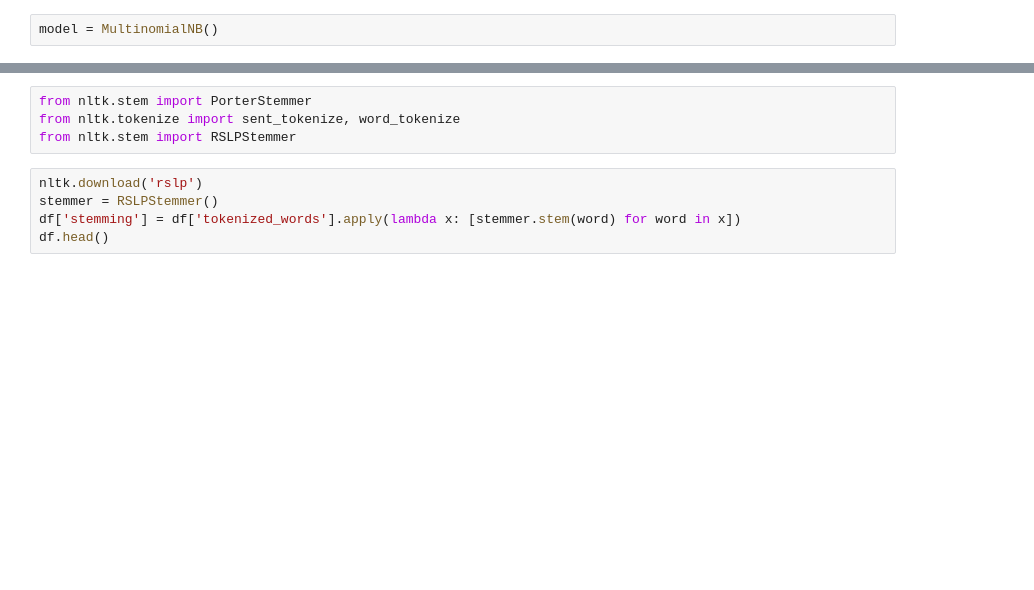
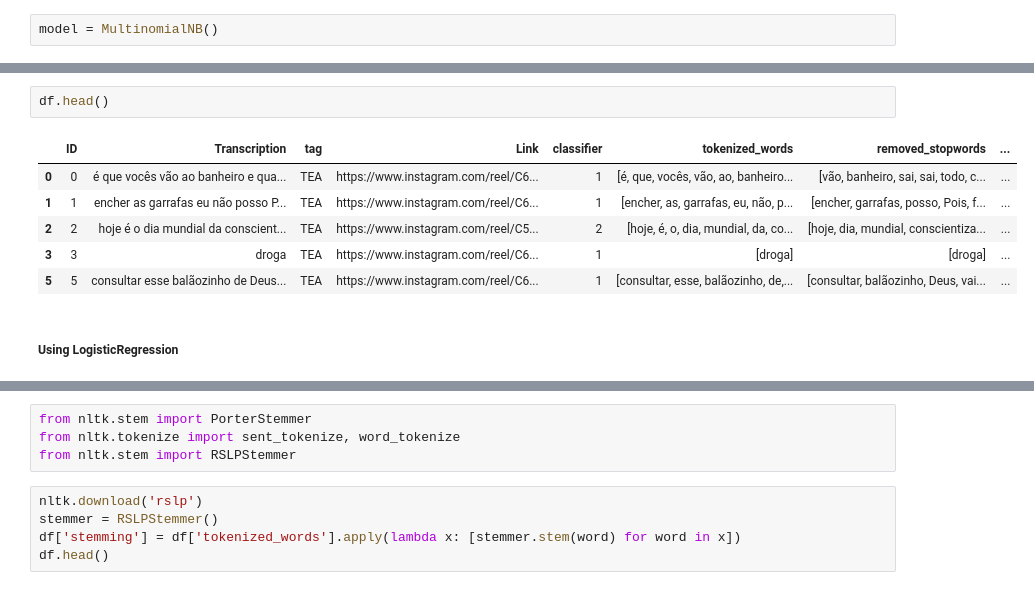
Before and after one commit to Gabrielgermanoo/MindVid_Research, a Jupyter notebook: Notebooks/TestNLP.ipynb, the cells around one changed output, grey strips where cells are left out. Saved outputs shown, nothing was run; the diff lists cells and outputs as text; blank space fills up the shorter version.

```diff
--- a/Notebooks/TestNLP.ipynb
+++ b/Notebooks/TestNLP.ipynb
@@ -92,0 +125,11 @@ F1-Score:  0.0
+# %%
+df.head()
+# %% [output]
+|  | ID | Transcription | tag | Link | classifier | tokenized_words | removed_stopwords | ... |
+| 0 | 0 | é que vocês vão ao banheiro e qua... | TEA | https://www.instagram.com/reel/C6... | 1 | [é, que, vocês, vão, ao, banheiro... | [vão, banheiro, sai, sai, todo, c... | ... |
+| 1 | 1 | encher as garrafas eu não posso P... | TEA | https://www.instagram.com/reel/C6... | 1 | [encher, as, garrafas, eu, não, p... | [encher, garrafas, posso, Pois, f... | ... |
+| 2 | 2 | hoje é o dia mundial da conscient... | TEA | https://www.instagram.com/reel/C5... | 2 | [hoje, é, o, dia, mundial, da, co... | [hoje, dia, mundial, conscientiza... | ... |
+| 3 | 3 | droga | TEA | https://www.instagram.com/reel/C6... | 1 | [droga] | [droga] | ... |
+| 5 | 5 | consultar esse balãozinho de Deus... | TEA | https://www.instagram.com/reel/C6... | 1 | [consultar, esse, balãozinho, de,... | [consultar, balãozinho, Deus, vai... | ... |
+# %% [markdown]
+##### Using LogisticRegression
```
Also changed, not shown: parts of 20 cells of this notebook, 4 other files.
